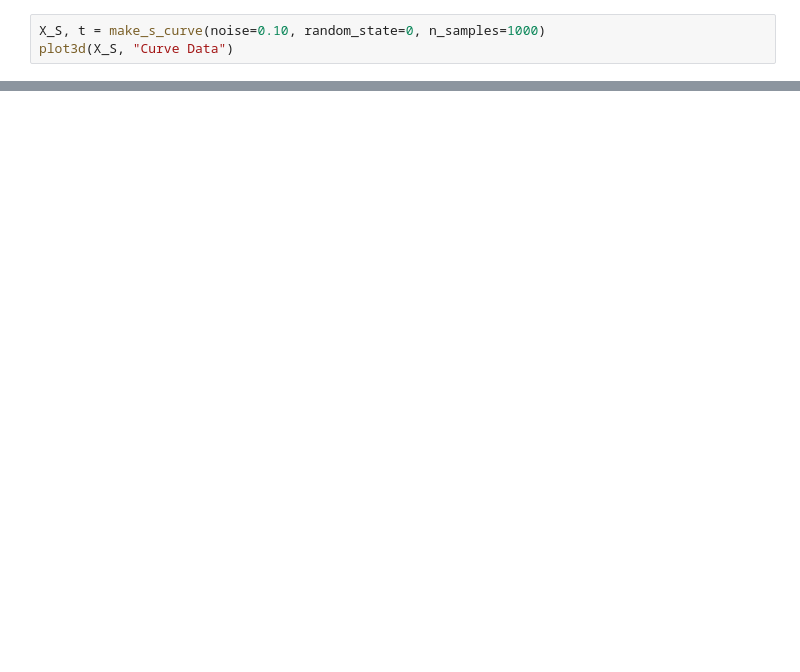
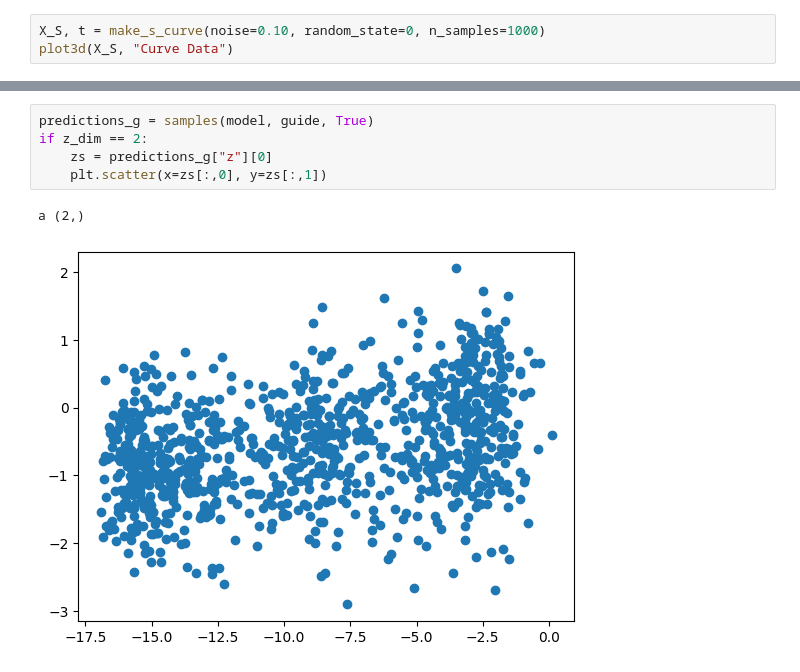
Before and after one commit to kenn50/Bachelor, a Jupyter notebook: Experiments/Simpler/simpler.ipynb, the cells around one changed output, grey strips where cells are left out. Drawn from its saved outputs; the diff is of its cells as text; blank space fills up the shorter version.

```diff
--- a/Experiments/Simpler/simpler.ipynb
+++ b/Experiments/Simpler/simpler.ipynb
@@ -135,0 +330,8 @@ sklearn.metrics.mean_squared_error(X.reshape(-1), reconstructed.reshape(-1))
+# %%
+predictions_g = samples(model, guide, True)
+if z_dim == 2:
+    zs = predictions_g["z"][0]
+    plt.scatter(x=zs[:,0], y=zs[:,1])
+# %% [output]
+a (2,)
+[figure, added]
```
Also changed, not shown: parts of 27 cells of this notebook, 4 other files.
